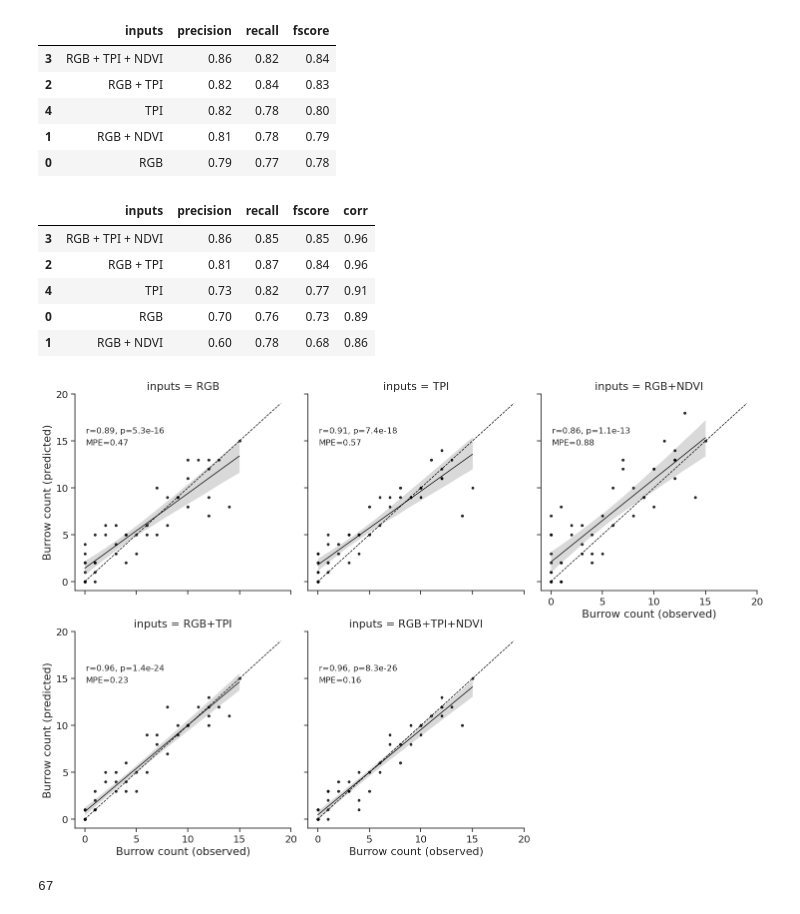
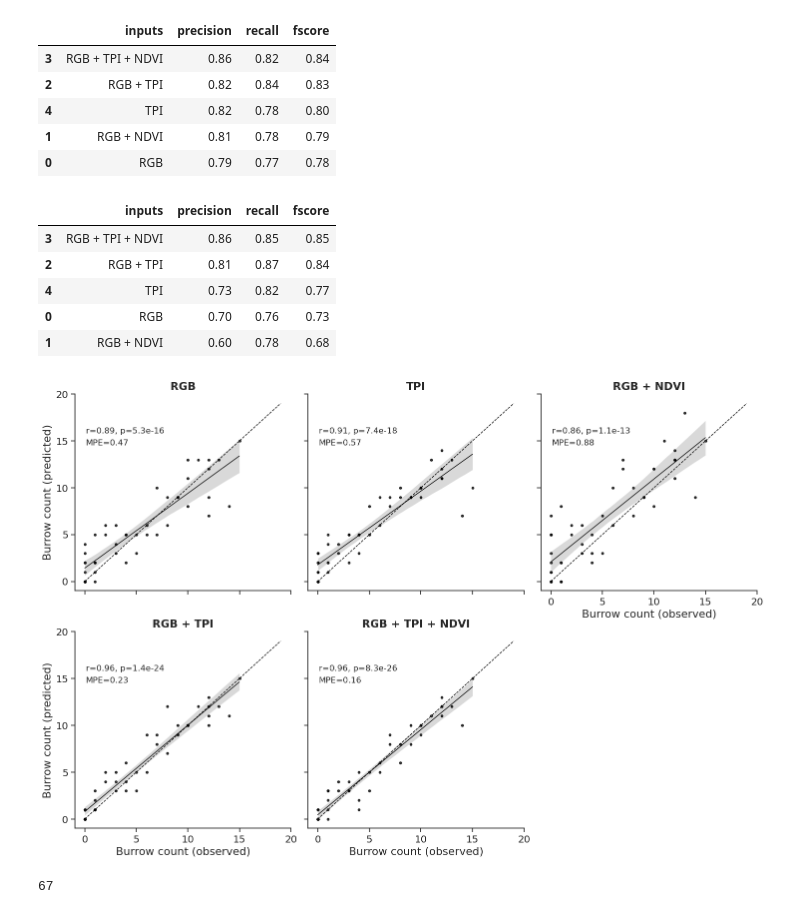
Before and after one commit to kearney-sp/cper_pdog, a Jupyter notebook: cnn_seg_results.ipynb, the cells around one changed output. Saved outputs shown, nothing was run; the diff lists cells and outputs as text; code cells hidden in the pictures.

```diff
--- a/cnn_seg_results.ipynb
+++ b/cnn_seg_results.ipynb
@@ -55,11 +55,11 @@ for idx, d in enumerate(glob.glob(os.path.join(inDIR, model_prefix))):
         df_burrow_ct = pd.concat([df_burrow_ct, df_burrow_ct_tmp])
 # %%
 df_valid_pixel = df_valid_pixel[['model', 'inputs', 'precision', 'recall', 'fscore']]
-#df_valid_pixel.insert(2, 'n_inputs', df_valid_pixel['inputs'].apply(lambda x: len(x.split('_'))))
-#df_valid_burrow.insert(2, 'n_inputs', df_valid_burrow['inputs'].apply(lambda x: len(x.split('_'))))
-#df_burrow_ct.insert(1, 'n_inputs', df_burrow_ct['inputs'].apply(lambda x: len(x.split('_'))))
-#df_burrow_gt.insert(1, 'n_inputs', df_burrow_gt['inputs'].apply(lambda x: len(x.split('_'))))
-#df_bbox_gt.insert(1, 'n_inputs', df_bbox_gt['inputs'].apply(lambda x: len(x.split('_'))))
+df_valid_pixel.insert(2, 'n_inputs', df_valid_pixel['inputs'].apply(lambda x: len(x.split('_'))))
+df_valid_burrow.insert(2, 'n_inputs', df_valid_burrow['inputs'].apply(lambda x: len(x.split('_'))))
+df_burrow_ct.insert(1, 'n_inputs', df_burrow_ct['inputs'].apply(lambda x: len(x.split('_'))))
+df_burrow_gt.insert(1, 'n_inputs', df_burrow_gt['inputs'].apply(lambda x: len(x.split('_'))))
+df_bbox_gt.insert(1, 'n_inputs', df_bbox_gt['inputs'].apply(lambda x: len(x.split('_'))))
 # %%
 df_valid_pixel['inputs'] = df_valid_pixel['inputs'].apply(lambda x: re.sub('_', ' + ', x.upper()))
 df_valid_burrow['inputs'] = df_valid_burrow['inputs'].apply(lambda x: re.sub('_', ' + ', x.upper()))
@@ -97,45 +97,46 @@ df_valid_pixel.sort_values('fscore', ascending=False).round(2).drop(columns=['mo
 | 1 | RGB + NDVI | 0.81 | 0.78 | 0.79 |
 | 0 | RGB | 0.79 | 0.77 | 0.78 |
 # %%
-df_valid_burrow.sort_values('fscore', ascending=False).round(2).drop(columns=['model'])
+df_valid_burrow[['model', 'inputs', 'precision', 'recall', 'fscore']].sort_values('fscore', ascending=False).round(2).drop(columns=['model'])
 # %% [output]
-|  | inputs | precision | recall | fscore | corr |
-| 3 | RGB + TPI + NDVI | 0.86 | 0.85 | 0.85 | 0.96 |
-| 2 | RGB + TPI | 0.81 | 0.87 | 0.84 | 0.96 |
-| 4 | TPI | 0.73 | 0.82 | 0.77 | 0.91 |
-| 0 | RGB | 0.70 | 0.76 | 0.73 | 0.89 |
-| 1 | RGB + NDVI | 0.60 | 0.78 | 0.68 | 0.86 |
+|  | inputs | precision | recall | fscore |
+| 3 | RGB + TPI + NDVI | 0.86 | 0.85 | 0.85 |
+| 2 | RGB + TPI | 0.81 | 0.87 | 0.84 |
+| 4 | TPI | 0.73 | 0.82 | 0.77 |
+| 0 | RGB | 0.70 | 0.76 | 0.73 |
+| 1 | RGB + NDVI | 0.60 | 0.78 | 0.68 |
 # %%
 import scipy as sp
 sns.set(font_scale = 1.3)
 sns.set_style("ticks")
 g = sns.lmplot(x='burrow_ct_gt', y='burrow_ct_pred', data=df_burrow_ct.sort_values(['n_inputs', 'inputs']),
                col='inputs', col_wrap=3,
                scatter_kws={'color': 'black', 's': 10},
                line_kws={'color': 'black', 'linestyle': 'solid', 'linewidth': 1})
 
 def annotate(data, **kws):
     r, p = sp.stats.pearsonr(data['burrow_ct_gt'], data['burrow_ct_pred'])
     mpe = np.mean((data['burrow_ct_pred'] - data['burrow_ct_gt']) / (data['burrow_ct_gt'].apply(lambda x: max(1, x))))
     ax = plt.gca()
     ax.text(.05, .8, 'r={:.2f}, p={:.2g}'.format(r, p),
             transform=ax.transAxes, fontsize=12)
     ax.text(.05, .74, 'MPE={:.2f}'.format(mpe),
             transform=ax.transAxes, fontsize=12)
 
 g.map_dataframe(annotate)
 for ax in g.axes:
     ax.plot(np.arange(0, 20), np.arange(0, 20), c='black', linestyle='dashed', linewidth=1)
     ax.set_ylabel('Burrow count (predicted)')
     ax.set_xlabel('Burrow count (observed)')
     ax.set_xticks(np.arange(0, 21, 5))
     ax.set_yticks(np.arange(0, 21, 5))
+    ax.set_title(re.sub('inputs = ', '', ax.get_title()), fontweight='bold')
 
 plt.savefig('./results_figs/burrow_ct_corr.png', dpi=300, bbox_inches='tight', pad_inches=0.1)
 plt.show()
 plt.close()
 # %% [output]
-[figure, old version]
+[figure, new version]
 # %%
 len(df_bbox_gt.Tile.unique())
 # %% [output]
```
Also changed, not shown: parts of 9 cells of this notebook, 23 other files.
